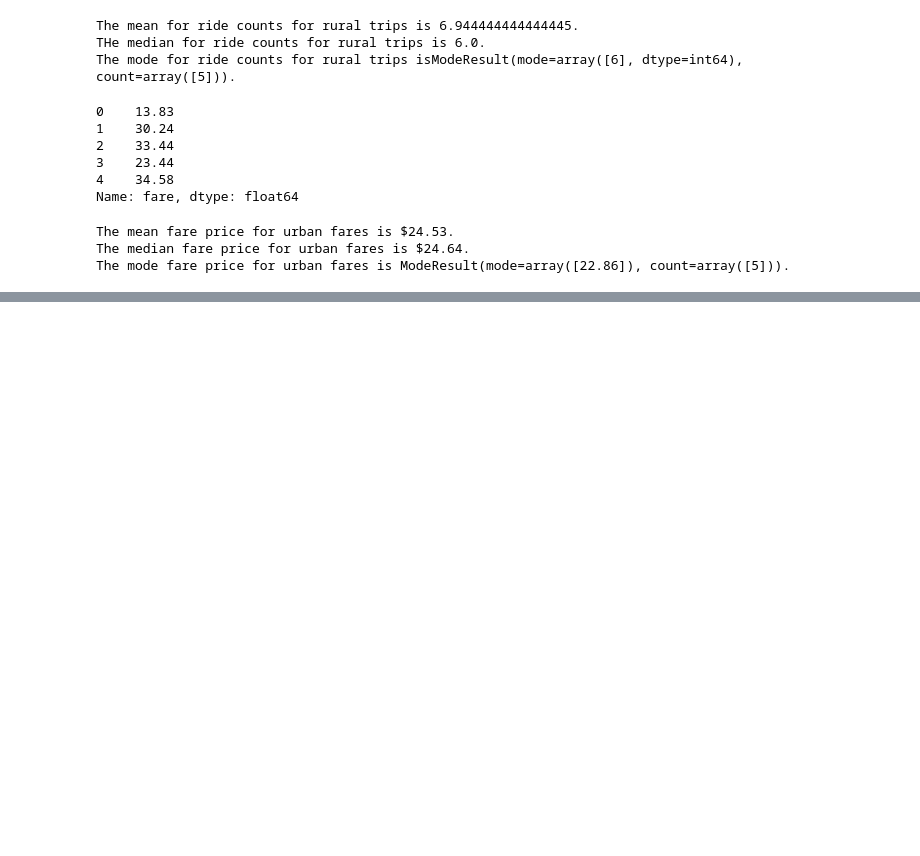
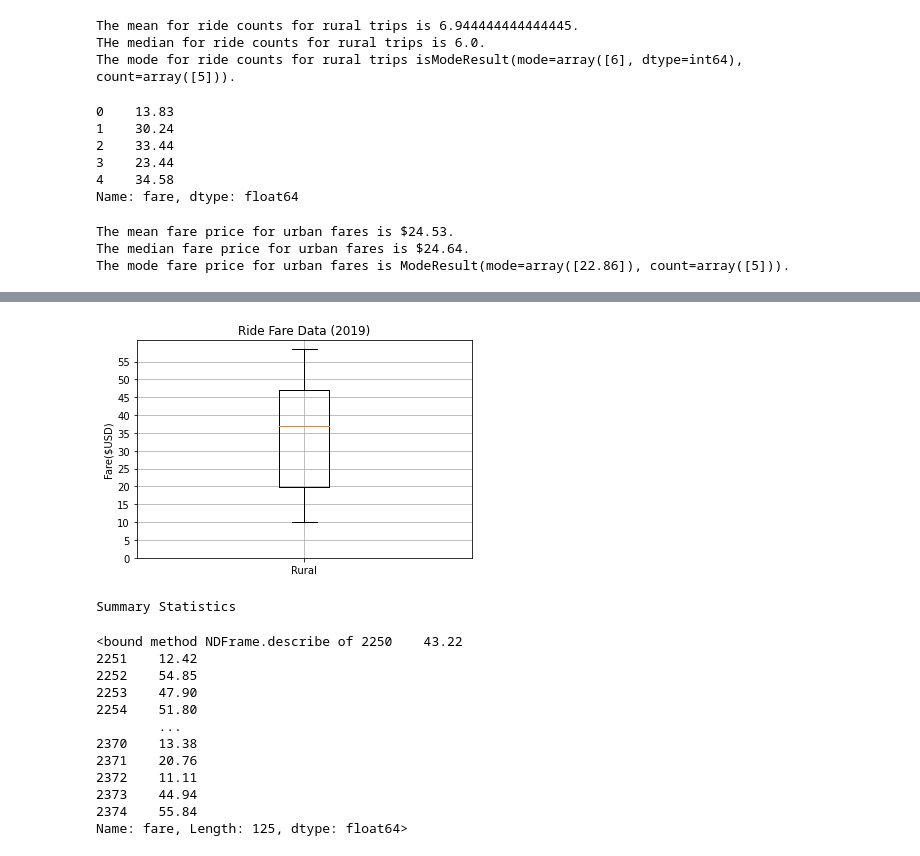
Before and after one commit to SringayKeno/Pyber_Analysis, a Jupyter notebook: Pyber.ipynb, the cells around one changed output, grey strips where cells are left out. Cells and saved outputs as stored; diff of their text form; code cells hidden in the pictures; blank space fills up the shorter version.

Commit message:
adding box and whisker driver count, and figs for all box and whisker

```diff
--- a/Pyber.ipynb
+++ b/Pyber.ipynb
@@ -883,0 +858,27 @@ Name: fare, Length: 125, dtype: float64>
+# %%
+#box n whisker for rur ride fare
+x_labels = ["Rural"]
+fig, ax = plt.subplots()
+ax.boxplot(rural_fares, labels=x_labels)
+ax.set_title('Ride Fare Data (2019)')
+ax.set_ylabel('Fare($USD)')
+ax.set_yticks(np.arange(0, 60, step=5.0))
+ax.grid()
+plt.show()
+print("Summary Statistics")
+rural_fares.describe
+# %% [output]
+[figure, added]
+Summary Statistics
+<bound method NDFrame.describe of 2250    43.22
+2251    12.42
+2252    54.85
+2253    47.90
+2254    51.80
+        ...
+2370    13.38
+2371    20.76
+2372    11.11
+2373    44.94
+2374    55.84
+Name: fare, Length: 125, dtype: float64>
```
Also changed, not shown: parts of 40 cells of this notebook, 3 other files.
